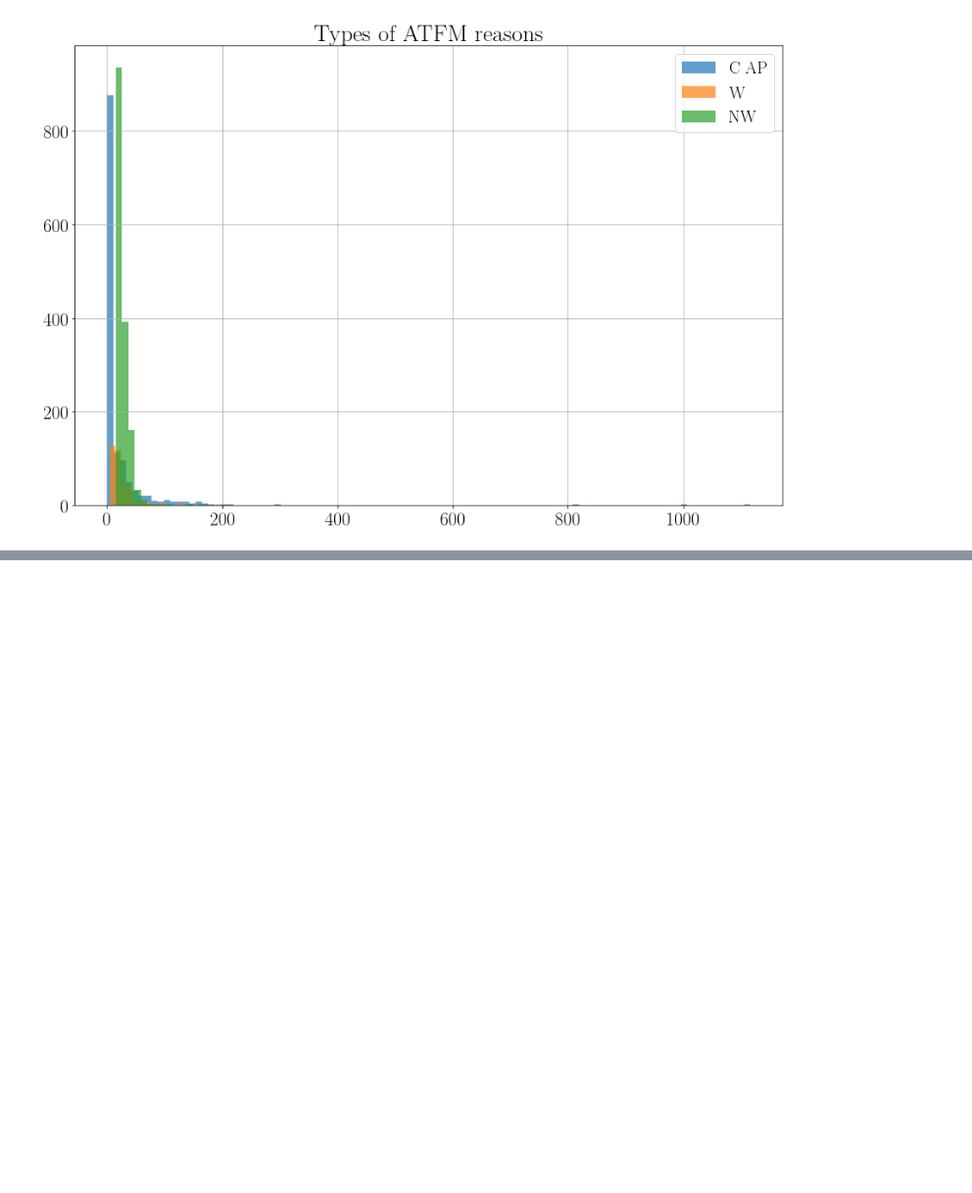
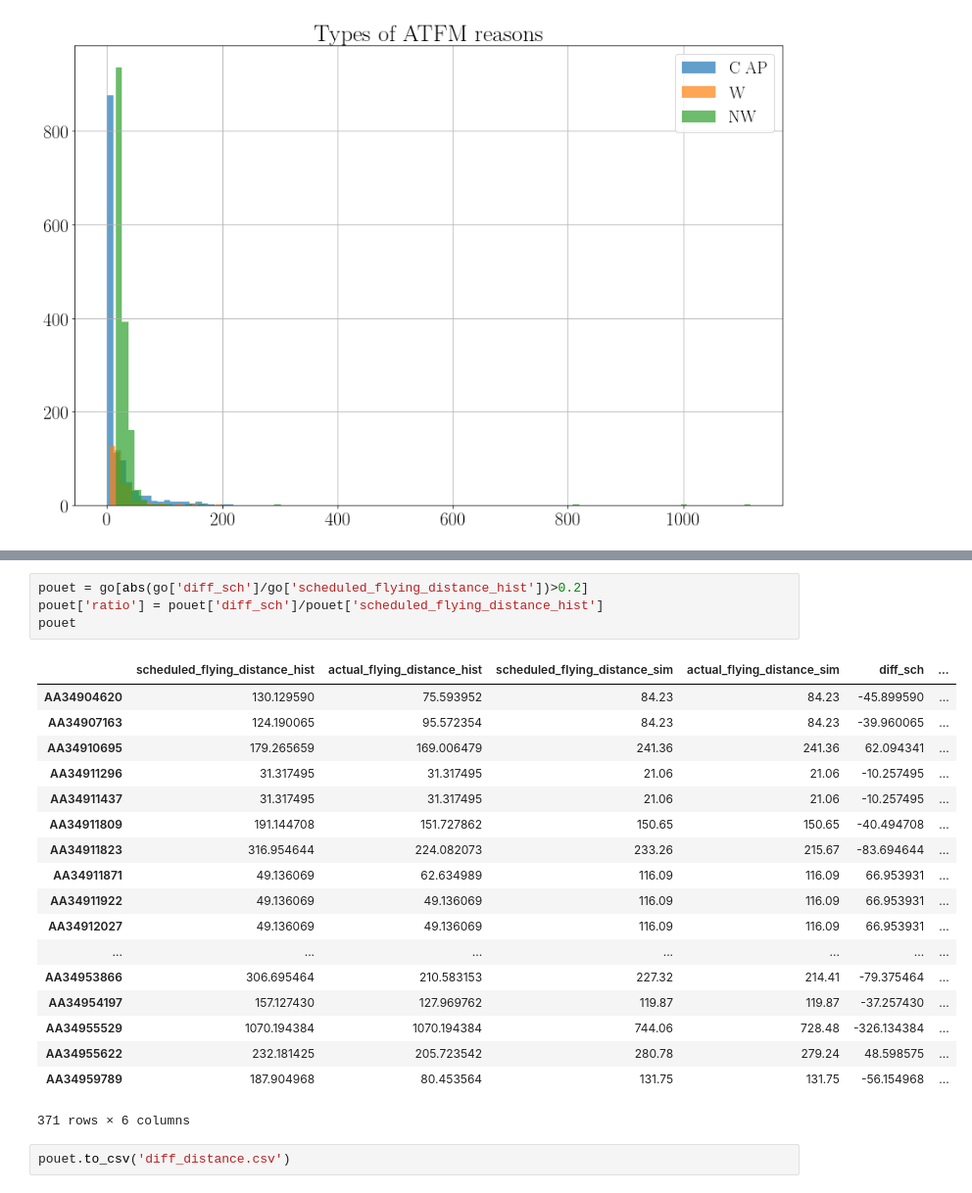
Before and after one commit to GGurtner/domino-validation, a Jupyter notebook: Validation.ipynb, the cells around one changed output, grey strips where cells are left out. Shown at 98% size. Cells and saved outputs as stored; diff of their text form; blank space fills up the shorter version.

```diff
--- a/Validation.ipynb
+++ b/Validation.ipynb
@@ -362,0 +373,25 @@ Text(0.5,1,'Types of ATFM reasons')
+# %%
+pouet = go[abs(go['diff_sch']/go['scheduled_flying_distance_hist'])>0.2]
+pouet['ratio'] = pouet['diff_sch']/pouet['scheduled_flying_distance_hist']
+pouet
+# %% [output]
+|  | scheduled_flying_distance_hist | actual_flying_distance_hist | scheduled_flying_distance_sim | actual_flying_distance_sim | diff_sch | ... |
+| AA34904620 | 130.129590 | 75.593952 | 84.23 | 84.23 | -45.899590 | ... |
+| AA34907163 | 124.190065 | 95.572354 | 84.23 | 84.23 | -39.960065 | ... |
+| AA34910695 | 179.265659 | 169.006479 | 241.36 | 241.36 | 62.094341 | ... |
+| AA34911296 | 31.317495 | 31.317495 | 21.06 | 21.06 | -10.257495 | ... |
+| AA34911437 | 31.317495 | 31.317495 | 21.06 | 21.06 | -10.257495 | ... |
+| AA34911809 | 191.144708 | 151.727862 | 150.65 | 150.65 | -40.494708 | ... |
+| AA34911823 | 316.954644 | 224.082073 | 233.26 | 215.67 | -83.694644 | ... |
+| AA34911871 | 49.136069 | 62.634989 | 116.09 | 116.09 | 66.953931 | ... |
+| AA34911922 | 49.136069 | 49.136069 | 116.09 | 116.09 | 66.953931 | ... |
+| AA34912027 | 49.136069 | 49.136069 | 116.09 | 116.09 | 66.953931 | ... |
+| ... | ... | ... | ... | ... | ... | ... |
+| AA34953866 | 306.695464 | 210.583153 | 227.32 | 214.41 | -79.375464 | ... |
+| AA34954197 | 157.127430 | 127.969762 | 119.87 | 119.87 | -37.257430 | ... |
+| AA34955529 | 1070.194384 | 1070.194384 | 744.06 | 728.48 | -326.134384 | ... |
+| AA34955622 | 232.181425 | 205.723542 | 280.78 | 279.24 | 48.598575 | ... |
+| AA34959789 | 187.904968 | 80.453564 | 131.75 | 131.75 | -56.154968 | ... |
+371 rows × 6 columns
+# %%
+pouet.to_csv('diff_distance.csv')
```
Also changed, not shown: parts of 8 cells of this notebook.
